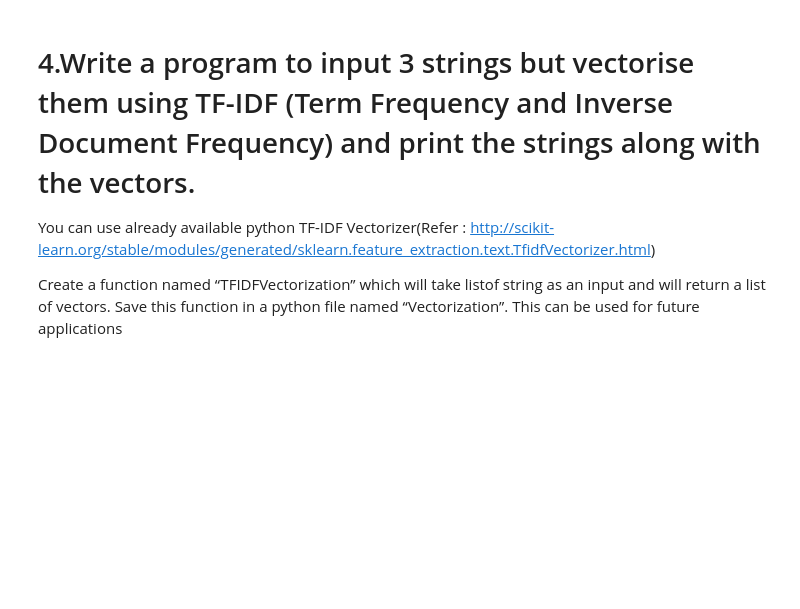
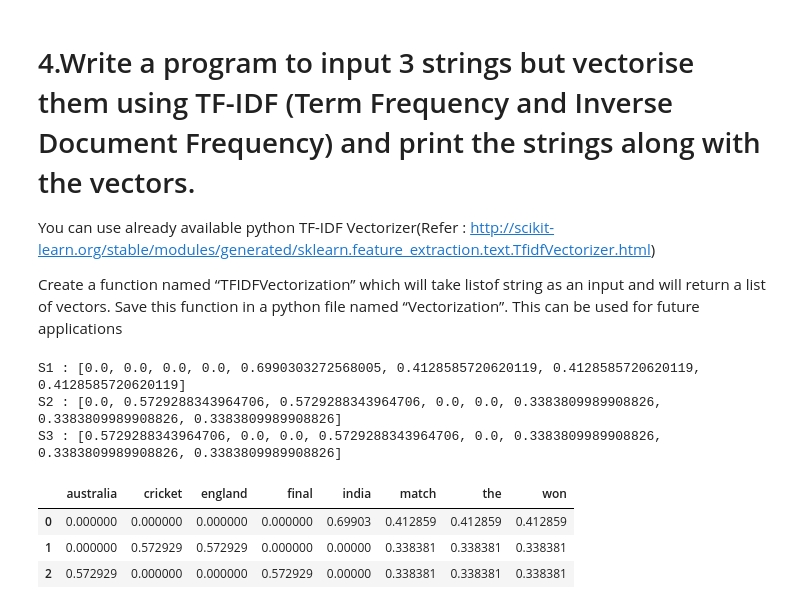
Before and after one commit to kumaramardeep342/Colab-Work, a Jupyter notebook: Ed_AI__NLP_M4_CaseStudy1.ipynb, the cells around one changed output. Cells and saved outputs as stored; diff of their text form; code cells hidden in the pictures; blank space fills up the shorter version.

```diff
--- a/Ed_AI__NLP_M4_CaseStudy1.ipynb
+++ b/Ed_AI__NLP_M4_CaseStudy1.ipynb
@@ -66,7 +72,7 @@ def  PresenceAbsenceVectorization(S1,S2,S3):
   vectorizer.fit(df['Text '])
   vector = vectorizer.transform(df['Text ']).toarray()
   df_count= pd.DataFrame(vector,columns=vectorizer.get_feature_names_out())
-  return vector , df_count
+  return df_count
 # %%
     S1="India won the match"
     S2="England won the cricket match"
@@ -124,3 +136,23 @@ def  PresenceAbsenceVectorization(S1,S2,S3):
           S3 will be  [1,0,2,1,1,2,1]
 
    Create a function named “CountVectorization” which will take list of string as an input and will return a list of vectors. Save this function in a python file named “Vectorization”. This can be used for future applications
+# %%
+def  CountVectorization(S1,S2,S3):
+  df =pd.DataFrame({'Text ': [S1,S2,S3]})
+  vectorizer = CountVectorizer(token_pattern=r"(?u)\b\w+\b")
+  vectorizer.fit(df['Text '])
+  vector = vectorizer.transform(df['Text ']).toarray()
+  df_count= pd.DataFrame(vector,columns=vectorizer.get_feature_names_out())
+  return df_count
+# %%
+    S1="A lives with B.A plays with C"
+    S2="B lives with C. B plays with D"
+    S3="C lives with D.C plays with A"
+    # S1 = input()
+    # S2 = input()
+    # S3 = input()
+    df_count1 = CountVectorization(S1,S2,S3)
+    print(f"S1 : {df_count1.iloc[0].values.tolist()}")
+    print(f"S2 : {df_count1.iloc[1].values.tolist()}")
+    print(f"S3 : {df_count1.iloc[2].values.tolist()}")
+    df_count1
@@ -130,3 +195,33 @@ def  PresenceAbsenceVectorization(S1,S2,S3):
   You can use already available python TF-IDF Vectorizer(Refer : http://scikit-learn.org/stable/modules/generated/sklearn.feature_extraction.text.TfidfVectorizer.html)
 
   Create a function named “TFIDFVectorization” which will take listof string as an input and will return a list of vectors. Save this function in a python file named “Vectorization”. This can be used for future applications
+# %%
+from sklearn.feature_extraction.text import TfidfVectorizer
+
+def TFIDFVectorization(S1,S2,S3):
+  df =pd.DataFrame({'Text ': [S1,S2,S3]})
+  vectorizer = TfidfVectorizer()
+  vectorizer.fit(df['Text '])
+  vector = vectorizer.transform(df['Text ']).toarray()
+  df_count= pd.DataFrame(vector,columns=vectorizer.get_feature_names_out())
+  return df_count
+# %%
+    S1="India won the match"
+    S2="England won the cricket match"
+    S3="Australia won the final match"
+    # S1 = input()
+    # S2 = input()
+    # S3 = input()
+    df_count2 = TFIDFVectorization(S1,S2,S3)
+    print(f"S1 : {df_count2.iloc[0].values.tolist()}")
+    print(f"S2 : {df_count2.iloc[1].values.tolist()}")
+    print(f"S3 : {df_count2.iloc[2].values.tolist()}")
+    df_count2
+# %% [output]
+S1 : [0.0, 0.0, 0.0, 0.0, 0.6990303272568005, 0.4128585720620119, 0.4128585720620119, 0.4128585720620119]
+S2 : [0.0, 0.5729288343964706, 0.5729288343964706, 0.0, 0.0, 0.3383809989908826, 0.3383809989908826, 0.3383809989908826]
+S3 : [0.5729288343964706, 0.0, 0.0, 0.5729288343964706, 0.0, 0.3383809989908826, 0.3383809989908826, 0.3383809989908826]
+|  | australia | cricket | england | final | india | match | the | won |
+| 0 | 0.000000 | 0.000000 | 0.000000 | 0.000000 | 0.69903 | 0.412859 | 0.412859 | 0.412859 |
+| 1 | 0.000000 | 0.572929 | 0.572929 | 0.000000 | 0.00000 | 0.338381 | 0.338381 | 0.338381 |
+| 2 | 0.572929 | 0.000000 | 0.000000 | 0.572929 | 0.00000 | 0.338381 | 0.338381 | 0.338381 |
```
Also changed, not shown: parts of 7 cells of this notebook.
